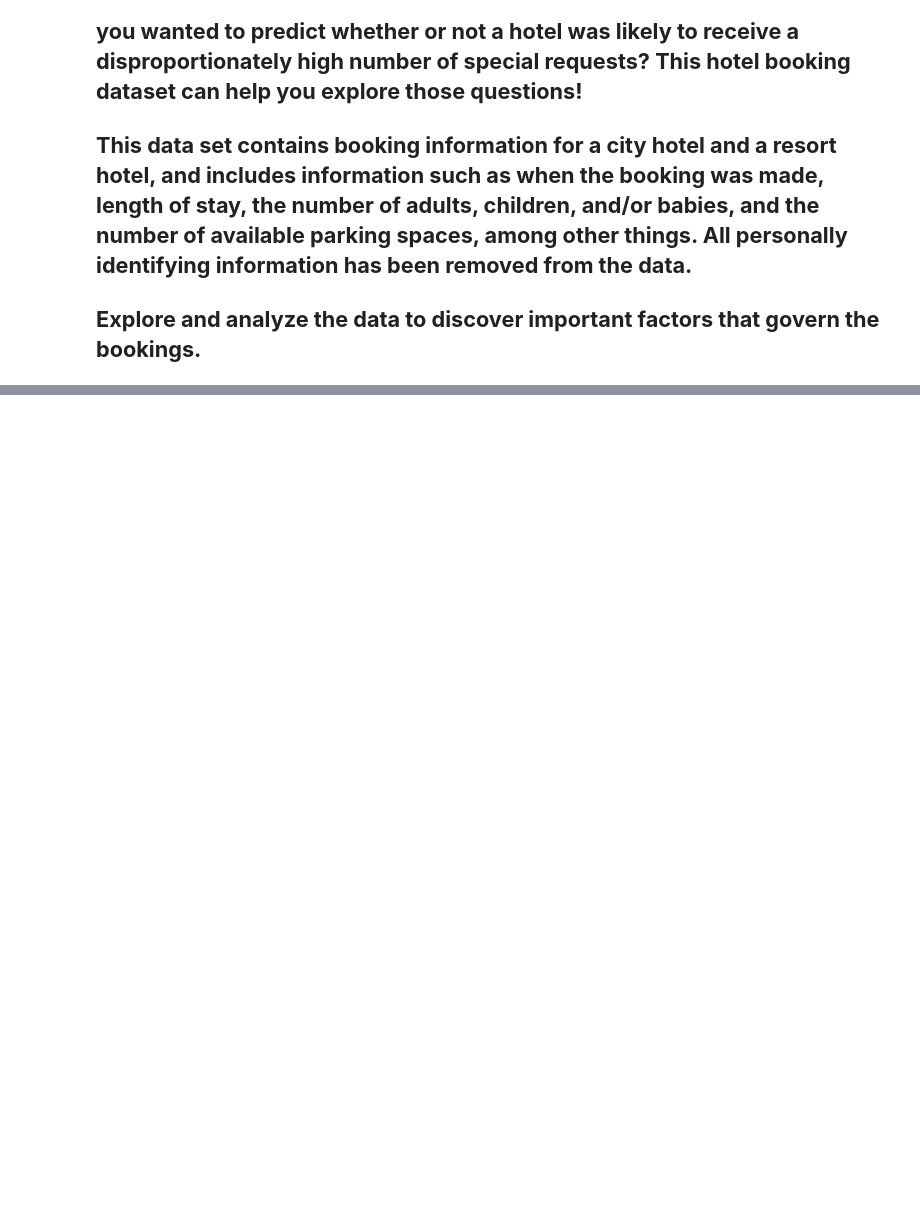
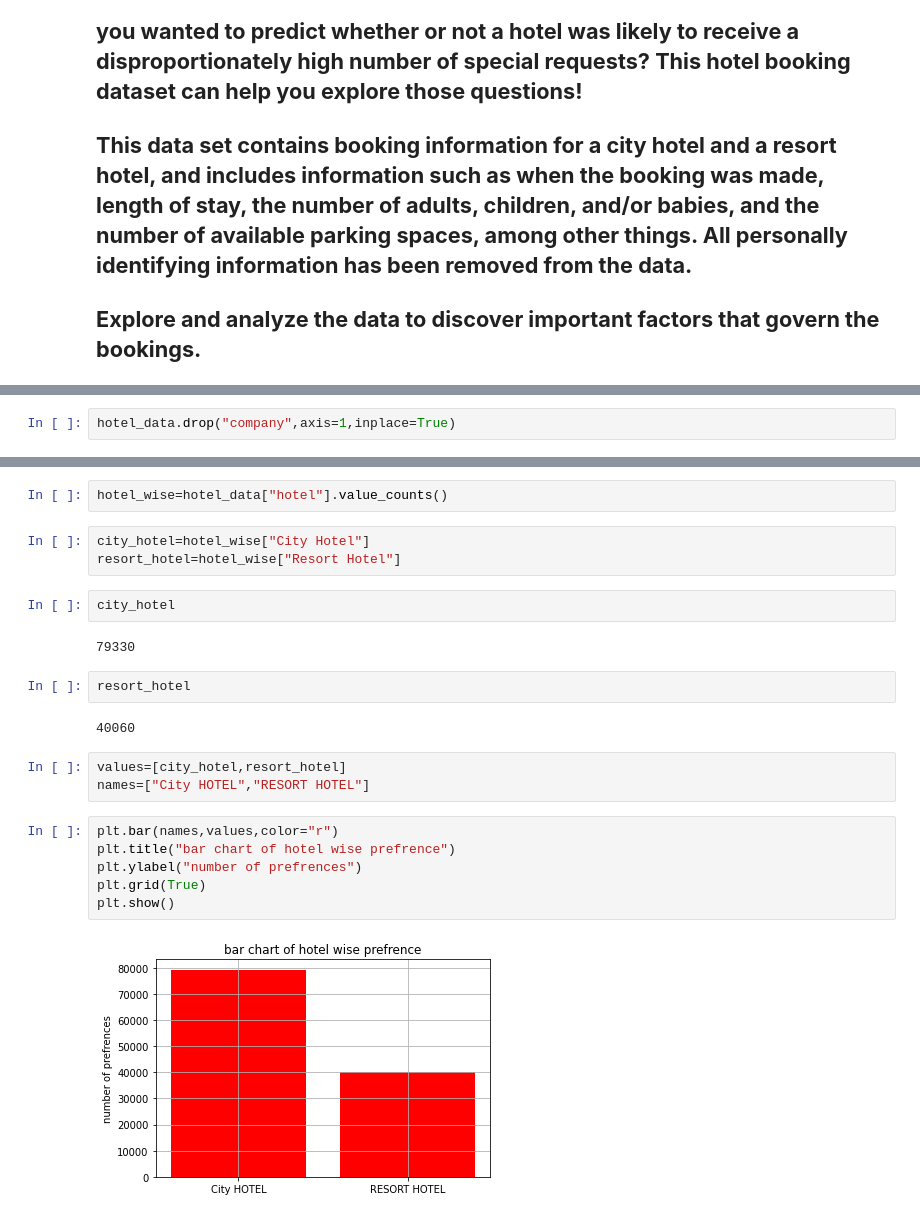
Before and after one commit to AASIFMALIK5101/Hotel-booking-capstone, a Jupyter notebook: Copy_of_Hotel_Booking_Analysis_Capstone_Project.ipynb, the cells around one changed output, grey strips where cells are left out. Saved outputs shown, nothing was run; the diff lists cells and outputs as text; blank space fills up the shorter version.

```diff
--- a/Copy_of_Hotel_Booking_Analysis_Capstone_Project.ipynb
+++ b/Copy_of_Hotel_Booking_Analysis_Capstone_Project.ipynb
@@ -11,0 +216,2 @@ import pandas as pd
+# %%
+hotel_data.drop("company",axis=1,inplace=True)
@@ -11,0 +237,24 @@ import pandas as pd
+# %%
+hotel_wise=hotel_data["hotel"].value_counts()
+# %%
+city_hotel=hotel_wise["City Hotel"]
+resort_hotel=hotel_wise["Resort Hotel"]
+# %%
+city_hotel
+# %% [output]
+79330
+# %%
+resort_hotel
+# %% [output]
+40060
+# %%
+values=[city_hotel,resort_hotel]
+names=["City HOTEL","RESORT HOTEL"]
+# %%
+plt.bar(names,values,color="r")
+plt.title("bar chart of hotel wise prefrence")
+plt.ylabel("number of prefrences")
+plt.grid(True)
+plt.show()
+# %% [output]
+[figure, added]
```
Also changed, not shown: parts of 58 cells of this notebook.
